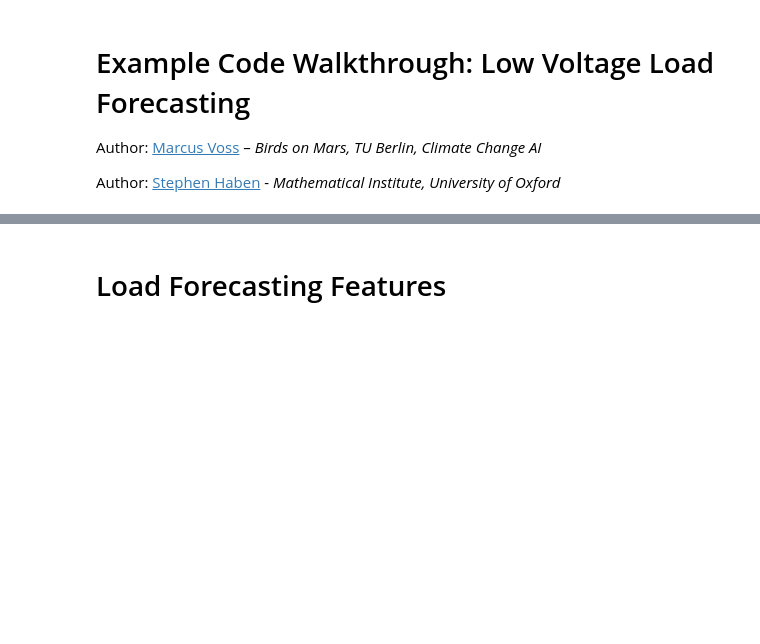
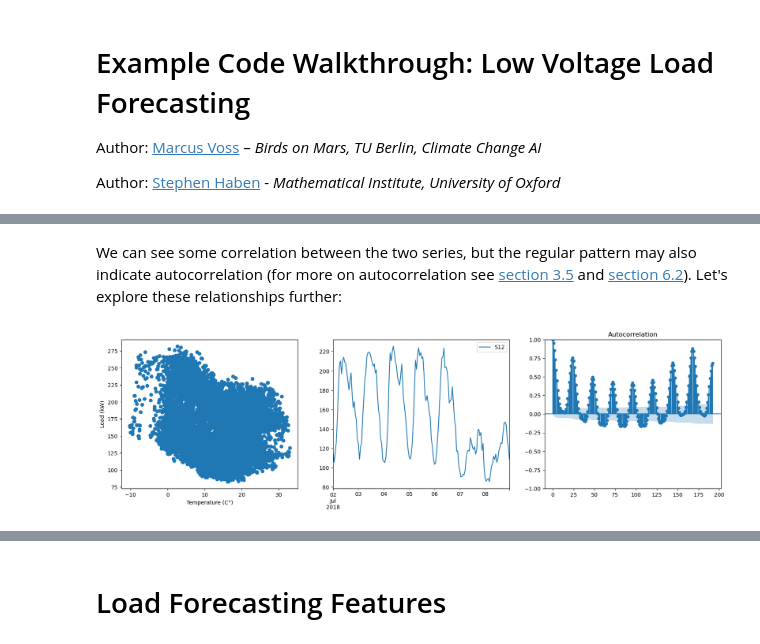
Before and after one commit to low-voltage-loadforecasting/book-case-study, a Jupyter notebook: Case_Study_LV_Load_Forecasting_with_ML.ipynb, the cells around one changed output, grey strips where cells are left out. Drawn from its saved outputs; the diff is of its cells as text; code cells hidden in the pictures; blank space fills up the shorter version.

```diff
--- a/Case_Study_LV_Load_Forecasting_with_ML.ipynb
+++ b/Case_Study_LV_Load_Forecasting_with_ML.ipynb
@@ -180,0 +190,18 @@ This basic EDA for load data shows that there is:
+# %% [markdown]
+We can see some correlation between the two series, but the regular pattern may also indicate autocorrelation (for more on autocorrelation see <a href="https://www.springeropen.com/">section 3.5</a> and <a href="https://www.springeropen.com/">section 6.2</a>). Let's explore these relationships further:
+# %%
+# create 3 subplots next to each other
+fig, ax = plt.subplots(1,3, figsize=(20,5));
+
+# create scatter plot for the first figure
+ax[0].scatter(nwp.iloc[:,0], load)
+ax[0].set_xlabel("Temperature (C°)")
+ax[0].set_ylabel("Load (kW)")
+
+# create a weekly plot for the second figure
+load["2018-07-02":"2018-07-08"].plot(ax=ax[1])
+
+# create a autocorrelation plot for the third figure
+acf_fig = plot_acf(load, ax=ax[2], lags=8*24)
+# %% [output]
+[figure, added]
```
Also changed, not shown: parts of 124 cells of this notebook.
